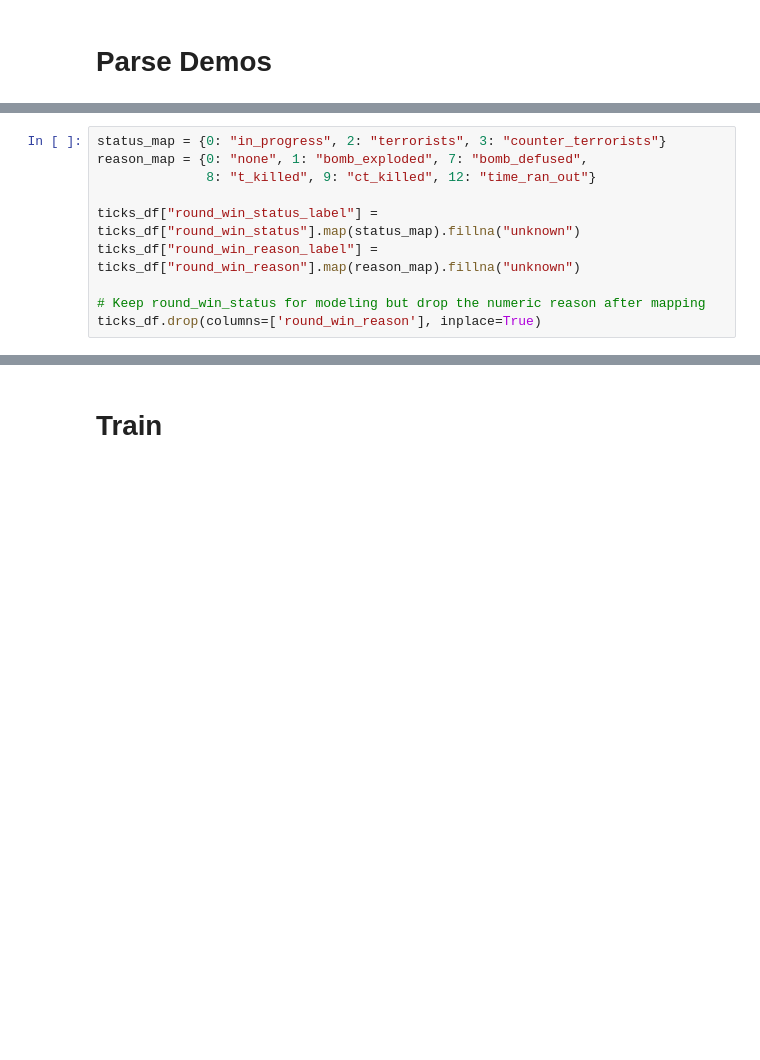
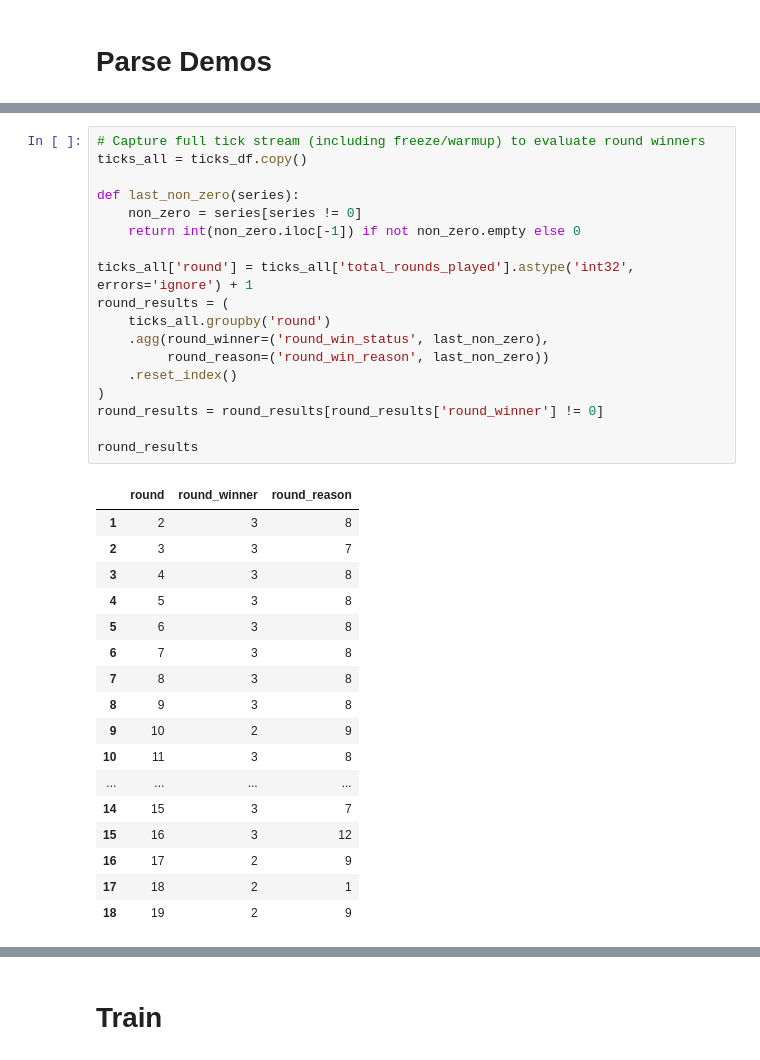
Before and after one commit to ivo08/demoparser-main, a Jupyter notebook: model/before_round.ipynb, the cells around one changed output, grey strips where cells are left out. Saved outputs shown, nothing was run; the diff lists cells and outputs as text; blank space fills up the shorter version.

```diff
--- a/model/before_round.ipynb
+++ b/model/before_round.ipynb
@@ -66,10 +54,0 @@ ticks_df.drop(columns=['round_start_time', 'game_time'], inplace=True)
-# %%
-status_map = {0: "in_progress", 2: "terrorists", 3: "counter_terrorists"}
-reason_map = {0: "none", 1: "bomb_exploded", 7: "bomb_defused",
-              8: "t_killed", 9: "ct_killed", 12: "time_ran_out"}
-
-ticks_df["round_win_status_label"] = ticks_df["round_win_status"].map(status_map).fillna("unknown")
-ticks_df["round_win_reason_label"] = ticks_df["round_win_reason"].map(reason_map).fillna("unknown")
-
-# Keep round_win_status for modeling but drop the numeric reason after mapping
-ticks_df.drop(columns=['round_win_reason'], inplace=True)
@@ -83 +64,37 @@ ticks_df["target"] = ticks_df["round_win_status"]
+# %%
+# Capture full tick stream (including freeze/warmup) to evaluate round winners
+ticks_all = ticks_df.copy()
+
+def last_non_zero(series):
+    non_zero = series[series != 0]
+    return int(non_zero.iloc[-1]) if not non_zero.empty else 0
+
+ticks_all['round'] = ticks_all['total_rounds_played'].astype('int32', errors='ignore') + 1
+round_results = (
+    ticks_all.groupby('round')
+    .agg(round_winner=('round_win_status', last_non_zero),
+         round_reason=('round_win_reason', last_non_zero))
+    .reset_index()
+)
+round_results = round_results[round_results['round_winner'] != 0]
+
+round_results
+# %% [output]
+|  | round | round_winner | round_reason |
+| 1 | 2 | 3 | 8 |
+| 2 | 3 | 3 | 7 |
+| 3 | 4 | 3 | 8 |
+| 4 | 5 | 3 | 8 |
+| 5 | 6 | 3 | 8 |
+| 6 | 7 | 3 | 8 |
+| 7 | 8 | 3 | 8 |
+| 8 | 9 | 3 | 8 |
+| 9 | 10 | 2 | 9 |
+| 10 | 11 | 3 | 8 |
+| ... | ... | ... | ... |
+| 14 | 15 | 3 | 7 |
+| 15 | 16 | 3 | 12 |
+| 16 | 17 | 2 | 9 |
+| 17 | 18 | 2 | 1 |
+| 18 | 19 | 2 | 9 |
 # %%
```
Also changed, not shown: parts of 23 cells of this notebook, 2 other files.
